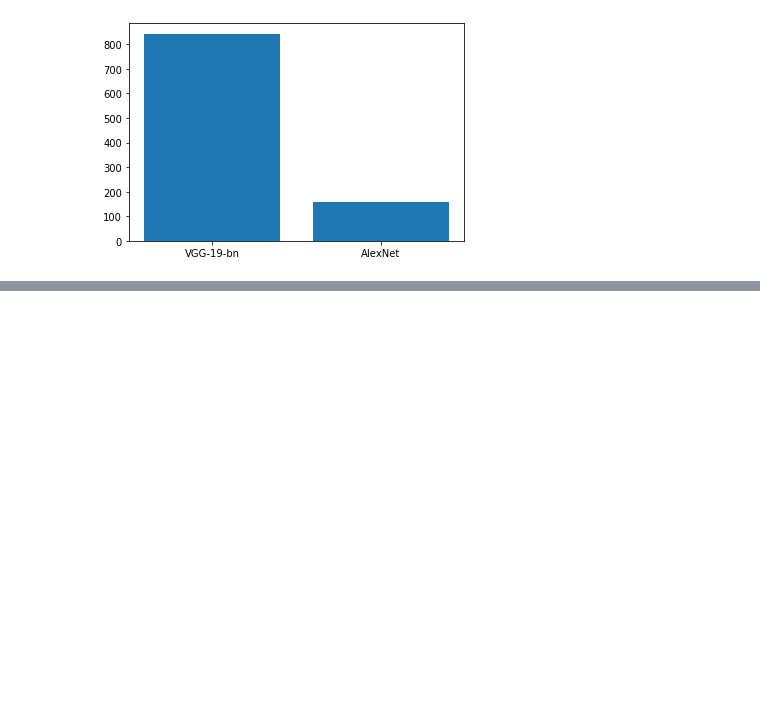
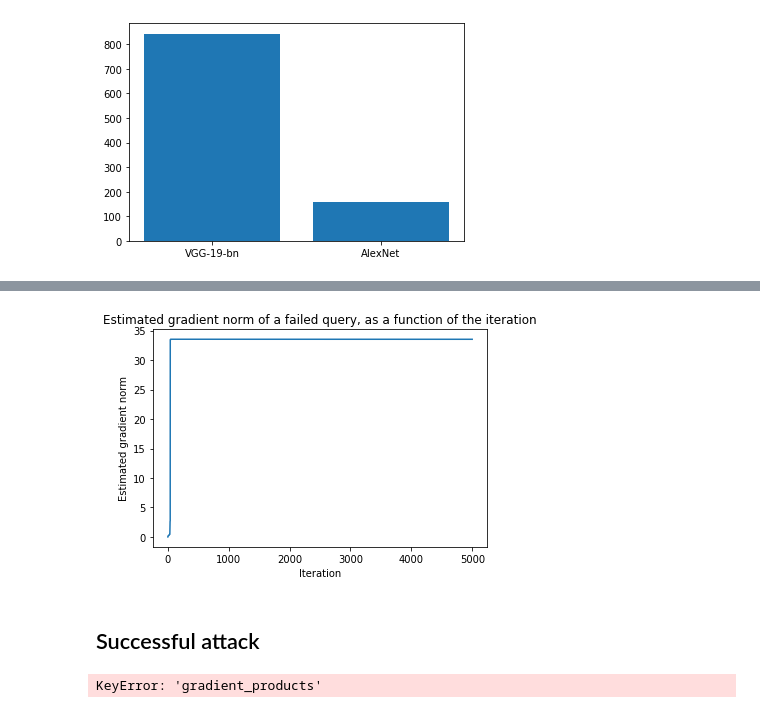
Before and after one commit to epfl-ml-reproducers/subspace-attack-reproduction, a Jupyter notebook: notebooks/experiment_analysis.ipynb, the cells around one changed output, grey strips where cells are left out. Drawn from its saved outputs; the diff is of its cells as text; code cells hidden in the pictures; blank space fills up the shorter version.

```diff
--- a/notebooks/experiment_analysis.ipynb
+++ b/notebooks/experiment_analysis.ipynb
@@ -92,0 +122,27 @@ plt.bar(list(final_model), [final_model[model] for model in final_models])
+# %%
+plt.plot(estimated_gradient_norms[39])
+plt.xlabel('Iteration')
+plt.ylabel('Estimated gradient norm')
+_ = plt.title('Estimated gradient norm of a failed query, as a function of the iteration')
+# %% [output]
+[figure, added]
+# %% [markdown]
+## Successful attack
+# %%
+experiment_filename = '2019-12-16.23-28-gradient-successful.npy'
+
+experiment_path = OUTPUTS_FOLDER + experiment_filename
+
+experiment = np.load(experiment_path, allow_pickle=True).item()
+results = experiment['results']
+
+gradient_products = results['gradient_products']
+true_gradient_norms = results['true_gradient_norms']
+estimated_gradient_norms = results['estimated_gradient_norms']
+
+plt.plot(gradient_products[5])
+plt.xlabel('Iteration')
+plt.ylabel('Cosine similarity')
+_ = plt.title('Cosine similarity between real and estimated gradients')
+# %% [output]
+KeyError: 'gradient_products'
```
Also changed, not shown: parts of 6 cells of this notebook, 3 other files.
